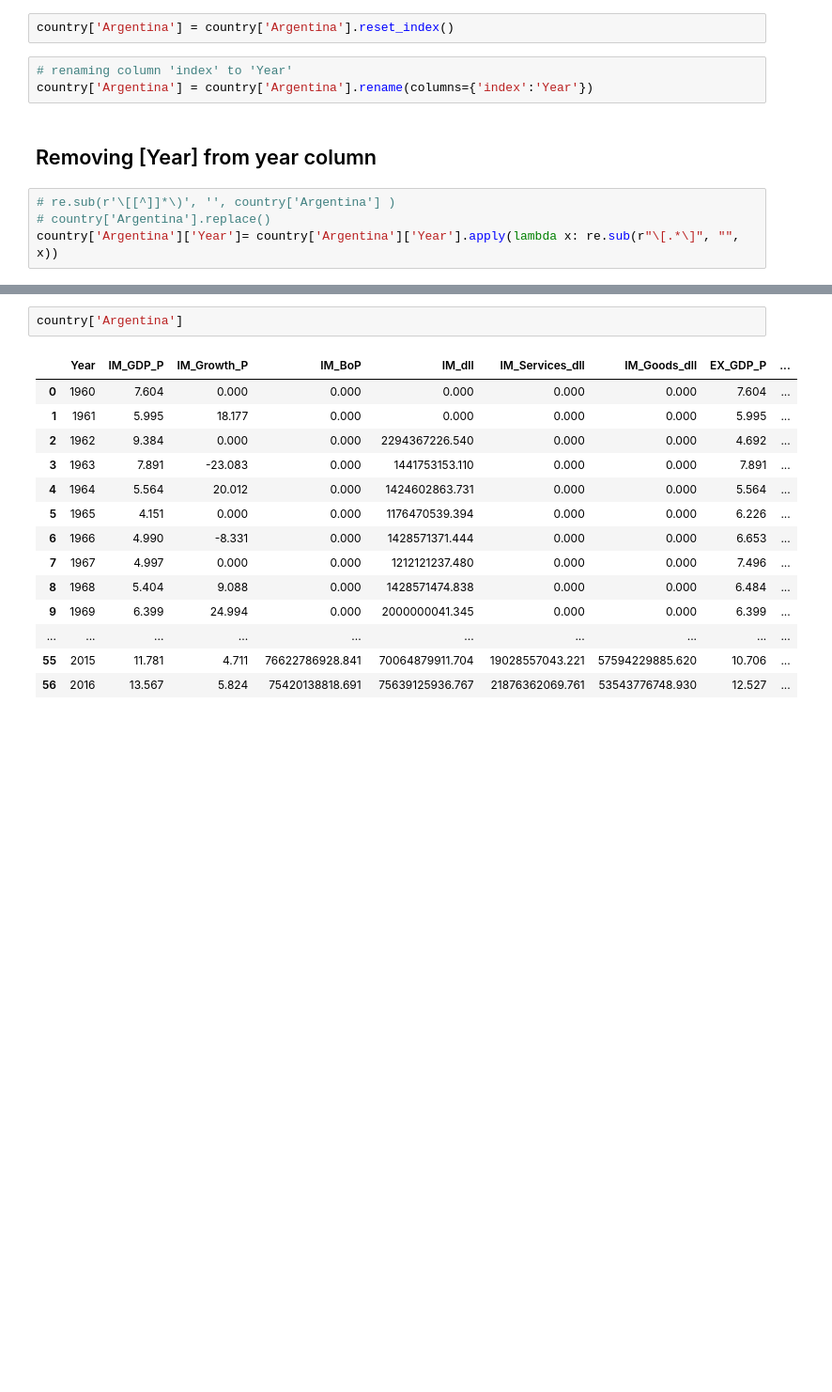
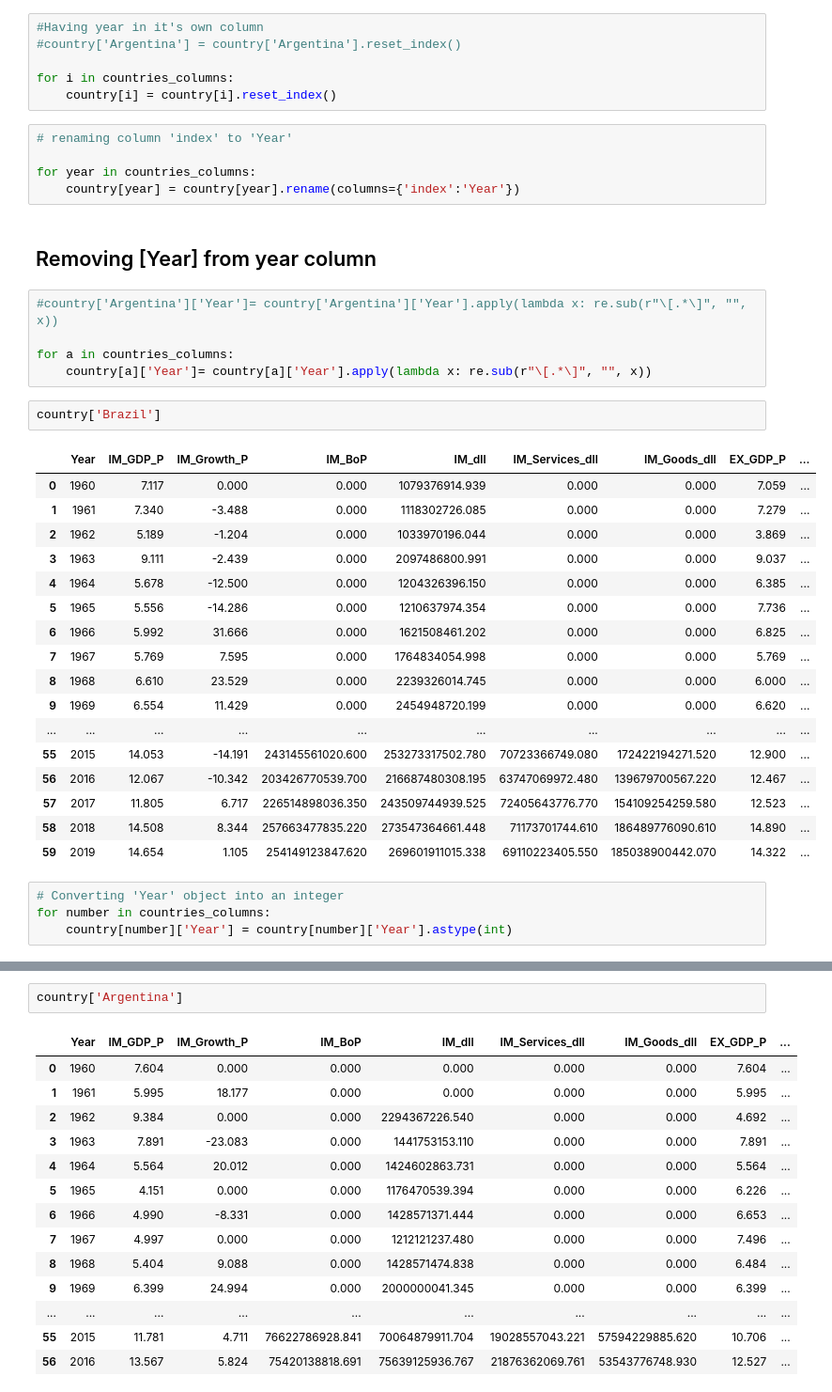
Before and after one commit to AndyRadCat/Country_Trade_EcoGrowth, a Jupyter notebook: Country_Openness_Cleaning.ipynb, the cells around one changed output, grey strips where cells are left out. Shown at 94% size. Cells and saved outputs as stored; diff of their text form; blank space fills up the shorter version.

```diff
--- a/Country_Openness_Cleaning.ipynb
+++ b/Country_Openness_Cleaning.ipynb
@@ -535,14 +498,45 @@ country['Argentina']
 | 2017 [YR2017] | 13.981 | 15.356 | 89328005935.309 | 89852806468.752 | 25219069275.989 | 64108936659.320 | 11.243 | 1.717 | ... |
 | 2018 [YR2018] | 16.420 | -4.733 | 86736858479.254 | 85362531386.368 | 24192628162.774 | 62544230316.480 | 14.280 | -0.657 | ... |
 | 2019 [YR2019] | 15.103 | -18.727 | 66294302105.438 | 67914684752.606 | 19365963838.928 | 46928338266.510 | 17.290 | 9.403 | ... |
-# %%
-country['Argentina'] = country['Argentina'].reset_index()
+# %%
+#Having year in it's own column
+#country['Argentina'] = country['Argentina'].reset_index()
+
+for i in countries_columns:
+    country[i] = country[i].reset_index()
 # %%
 # renaming column 'index' to 'Year'
-country['Argentina'] = country['Argentina'].rename(columns={'index':'Year'})
+
+for year in countries_columns:
+    country[year] = country[year].rename(columns={'index':'Year'})
 # %% [markdown]
 ## Removing [Year] from year column
 # %%
-# re.sub(r'\[[^]]*\)', '', country['Argentina'] )
-# country['Argentina'].replace()
-country['Argentina']['Year']= country['Argentina']['Year'].apply(lambda x: re.sub(r"\[.*\]", "", x))
+#country['Argentina']['Year']= country['Argentina']['Year'].apply(lambda x: re.sub(r"\[.*\]", "", x))
+
+for a in countries_columns:
+    country[a]['Year']= country[a]['Year'].apply(lambda x: re.sub(r"\[.*\]", "", x))
+# %%
+country['Brazil']
+# %% [output]
+|  | Year | IM_GDP_P | IM_Growth_P | IM_BoP | IM_dll | IM_Services_dll | IM_Goods_dll | EX_GDP_P | ... |
+| 0 | 1960 | 7.117 | 0.000 | 0.000 | 1079376914.939 | 0.000 | 0.000 | 7.059 | ... |
+| 1 | 1961 | 7.340 | -3.488 | 0.000 | 1118302726.085 | 0.000 | 0.000 | 7.279 | ... |
+| 2 | 1962 | 5.189 | -1.204 | 0.000 | 1033970196.044 | 0.000 | 0.000 | 3.869 | ... |
+| 3 | 1963 | 9.111 | -2.439 | 0.000 | 2097486800.991 | 0.000 | 0.000 | 9.037 | ... |
+| 4 | 1964 | 5.678 | -12.500 | 0.000 | 1204326396.150 | 0.000 | 0.000 | 6.385 | ... |
+| 5 | 1965 | 5.556 | -14.286 | 0.000 | 1210637974.354 | 0.000 | 0.000 | 7.736 | ... |
+| 6 | 1966 | 5.992 | 31.666 | 0.000 | 1621508461.202 | 0.000 | 0.000 | 6.825 | ... |
+| 7 | 1967 | 5.769 | 7.595 | 0.000 | 1764834054.998 | 0.000 | 0.000 | 5.769 | ... |
+| 8 | 1968 | 6.610 | 23.529 | 0.000 | 2239326014.745 | 0.000 | 0.000 | 6.000 | ... |
+| 9 | 1969 | 6.554 | 11.429 | 0.000 | 2454948720.199 | 0.000 | 0.000 | 6.620 | ... |
+| ... | ... | ... | ... | ... | ... | ... | ... | ... | ... |
+| 55 | 2015 | 14.053 | -14.191 | 243145561020.600 | 253273317502.780 | 70723366749.080 | 172422194271.520 | 12.900 | ... |
+| 56 | 2016 | 12.067 | -10.342 | 203426770539.700 | 216687480308.195 | 63747069972.480 | 139679700567.220 | 12.467 | ... |
+| 57 | 2017 | 11.805 | 6.717 | 226514898036.350 | 243509744939.525 | 72405643776.770 | 154109254259.580 | 12.523 | ... |
+| 58 | 2018 | 14.508 | 8.344 | 257663477835.220 | 273547364661.448 | 71173701744.610 | 186489776090.610 | 14.890 | ... |
+| 59 | 2019 | 14.654 | 1.105 | 254149123847.620 | 269601911015.338 | 69110223405.550 | 185038900442.070 | 14.322 | ... |
+# %%
+# Converting 'Year' object into an integer
+for number in countries_columns:
+    country[number]['Year'] = country[number]['Year'].astype(int)
```
Also changed, not shown: parts of 18 cells of this notebook, 1 other file.
